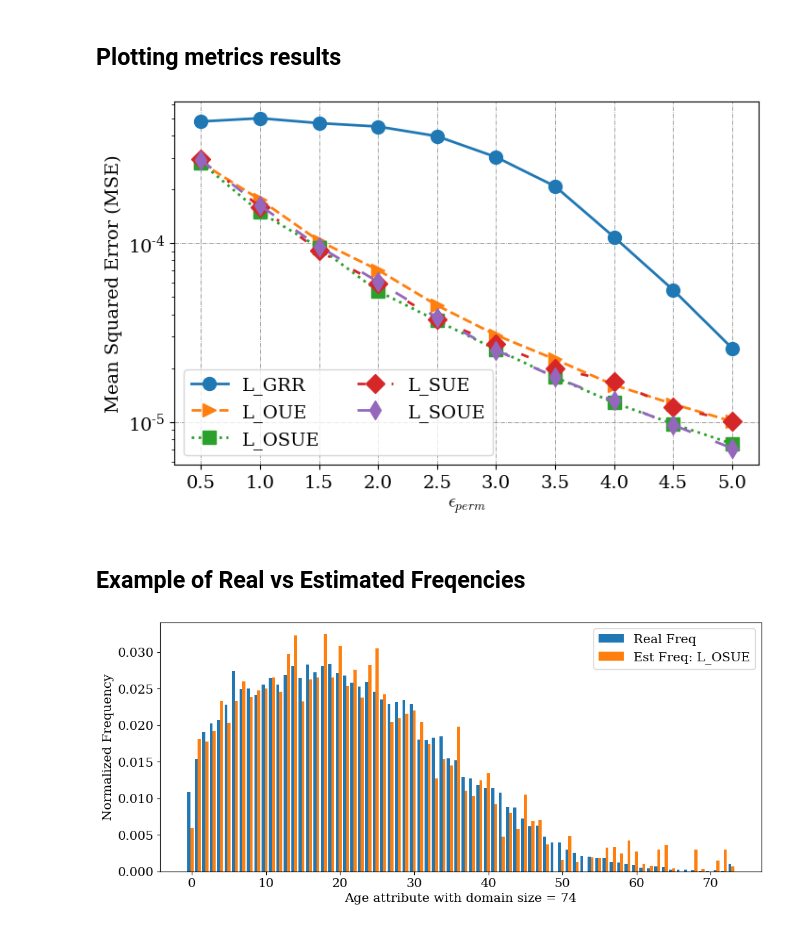
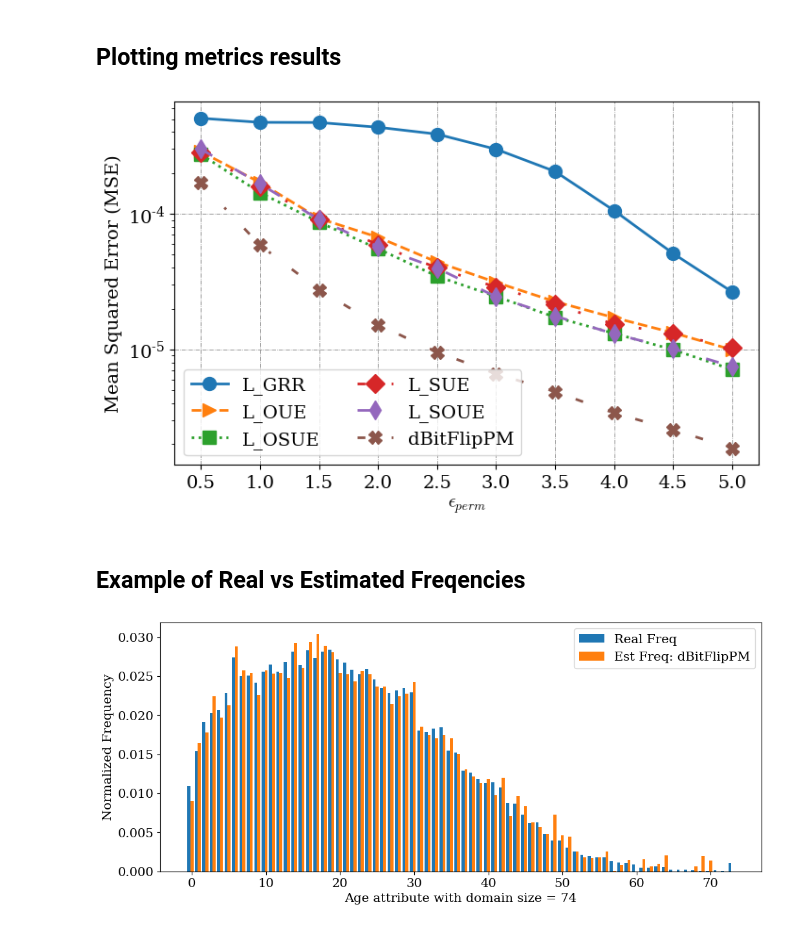
Before and after one commit to hharcolezi/multi-freq-ldpy, a Jupyter notebook: tutorials/3_Longitudinal_Frequency_Estimates.ipynb, the cells around one changed output. Cells and saved outputs as stored; diff of their text form; code cells hidden in the pictures.

```diff
--- a/tutorials/3_Longitudinal_Frequency_Estimates.ipynb
+++ b/tutorials/3_Longitudinal_Frequency_Estimates.ipynb
@@ -48,0 +35,11 @@ from multi_freq_ldpy.long_freq_est.L_SOUE import *
+# %%
+k = 10 # number of values
+input_data = 2 # real input value
+eps_perm = 1 # epsilon infinity (infinity reports -- upper bound)
+eps_1 = 0.5 # epsilon 1 (single report -- lower bound)
+
+print('Real value:', input_data)
+print('Sanitization w/ L-GRR protocol:', L_GRR_Client(input_data, k, eps_perm, eps_1))
+print('Sanitization w/ L-SUE protocol:', L_SUE_Client(input_data, k, eps_perm, eps_1))
+print('Sanitization w/ L-OUE protocol:', L_SOUE_Client(input_data, k, eps_perm, eps_1))
+print('Sanitization w/ dBitFlipPM protocol:', dBitFlipPM_Client(input_data, k, k, k, eps_perm))
@@ -96,6 +99,13 @@ print('Number of Users =',n)
 # attribute's domain size
 k = len(set(df['age']))
 print("\nAttribute's domain size =", k)
+
+print('\ndBitFlipPM parameters')
+b = k # Number of buckets <= k
+print("Number of bukects b:", b)
+
+d_bits = b # Number of bits each user sample <=b
+print("Number of bits d_bits:", d_bits)
 
 print("\nPrivacy guarantees:")
 
@@ -125,11 +139,13 @@ nb_seed = 30
 
 # Save Mean Squared Error (MSE) between real and estimated frequencies per seed
 dic_mse = {seed:
-               {"L_GRR": [],
-               "L_OUE": [],
-               "L_OSUE": [],
-               "L_SUE": [],
-               "L_SOUE": [],
+               {
+                "L_GRR": [],
+                "L_OUE": [],
+                "L_OSUE": [],
+                "L_SUE": [],
+                "L_SOUE": [],
+                "dBitFlipPM": [],
                }
                for seed in range(nb_seed)
           }
@@ -167,6 +183,11 @@ for seed in range(nb_seed):
         l_soue_reports = [L_SOUE_Client(input_data, k, eps_perm, eps_1) for input_data in df['age']]
         l_soue_est_freq = L_SOUE_Aggregator(l_soue_reports, eps_perm, eps_1)
         dic_mse[seed]["L_SOUE"].append(mean_squared_error(real_freq, l_soue_est_freq))
+
+        # dBitFlipPM protocol
+        dbitflip_reports = [dBitFlipPM_Client(input_data, k, b, d_bits, eps_perm) for input_data in df['age']]
+        dbitflip_est_freq = dBitFlipPM_Aggregator(dbitflip_reports, b, d_bits, eps_perm)
+        dic_mse[seed]["dBitFlipPM"].append(mean_squared_error(real_freq, dbitflip_est_freq))
 print('That took {} seconds'.format(time.time() - starttime))
 # %% [output]
 Starting w/ seed: 0
@@ -191,20 +212,21 @@ That took 593.921543598175 seconds
 # %%
 plt.figure(figsize=(8,5))
 plt.grid(color='grey', linestyle='dashdot', linewidth=0.5)
 plt.plot(np.mean([dic_mse[seed]["L_GRR"] for seed in range(nb_seed)], axis=0), label='L_GRR', marker='o')
 plt.plot(np.mean([dic_mse[seed]["L_OUE"] for seed in range(nb_seed)], axis=0), label='L_OUE',marker='>',linestyle='dashed')
 plt.plot(np.mean([dic_mse[seed]["L_OSUE"] for seed in range(nb_seed)], axis=0), label='L_OSUE',marker='s',linestyle='dotted')
 plt.plot(np.mean([dic_mse[seed]["L_SUE"] for seed in range(nb_seed)], axis=0), label='L_SUE', marker='D', linestyle=(0, (3, 10, 1, 10)))
 plt.plot(np.mean([dic_mse[seed]["L_SOUE"] for seed in range(nb_seed)], axis=0), label='L_SOUE',marker='d',linestyle=(0, (5, 10)))
+plt.plot(np.mean([dic_mse[seed]["dBitFlipPM"] for seed in range(nb_seed)], axis=0), label='dBitFlipPM',marker='X',linestyle=(0, (3, 10, 1, 10)))
 
 plt.yscale('log')
 plt.xlabel('$\epsilon_{perm}$')
 plt.ylabel('Mean Squared Error (MSE)')
 plt.xticks(range(len(lst_eps_perm)), lst_eps_perm)
 plt.legend(ncol=2)
 plt.show()
 # %% [output]
-[figure, old version]
+[figure, new version]
 # %% [markdown]
 ## Example of Real vs Estimated Freqencies
 # %%
@@ -214,10 +236,10 @@ barwidth = 0.4
 x_axis = np.arange(k)
 
 plt.bar(x_axis - barwidth, real_freq, label='Real Freq', width=barwidth)
-plt.bar(x_axis, l_osue_est_freq, label='Est Freq: L_OSUE', width=barwidth)
+plt.bar(x_axis, dbitflip_est_freq, label='Est Freq: dBitFlipPM', width=barwidth)
 plt.ylabel('Normalized Frequency')
 plt.xlabel('Age attribute with domain size = {}'.format(k))
 plt.legend()
 plt.show();
 # %% [output]
-[figure, old version]
+[figure, new version]
```
Also changed, not shown: parts of 7 cells of this notebook, 1 other file.
